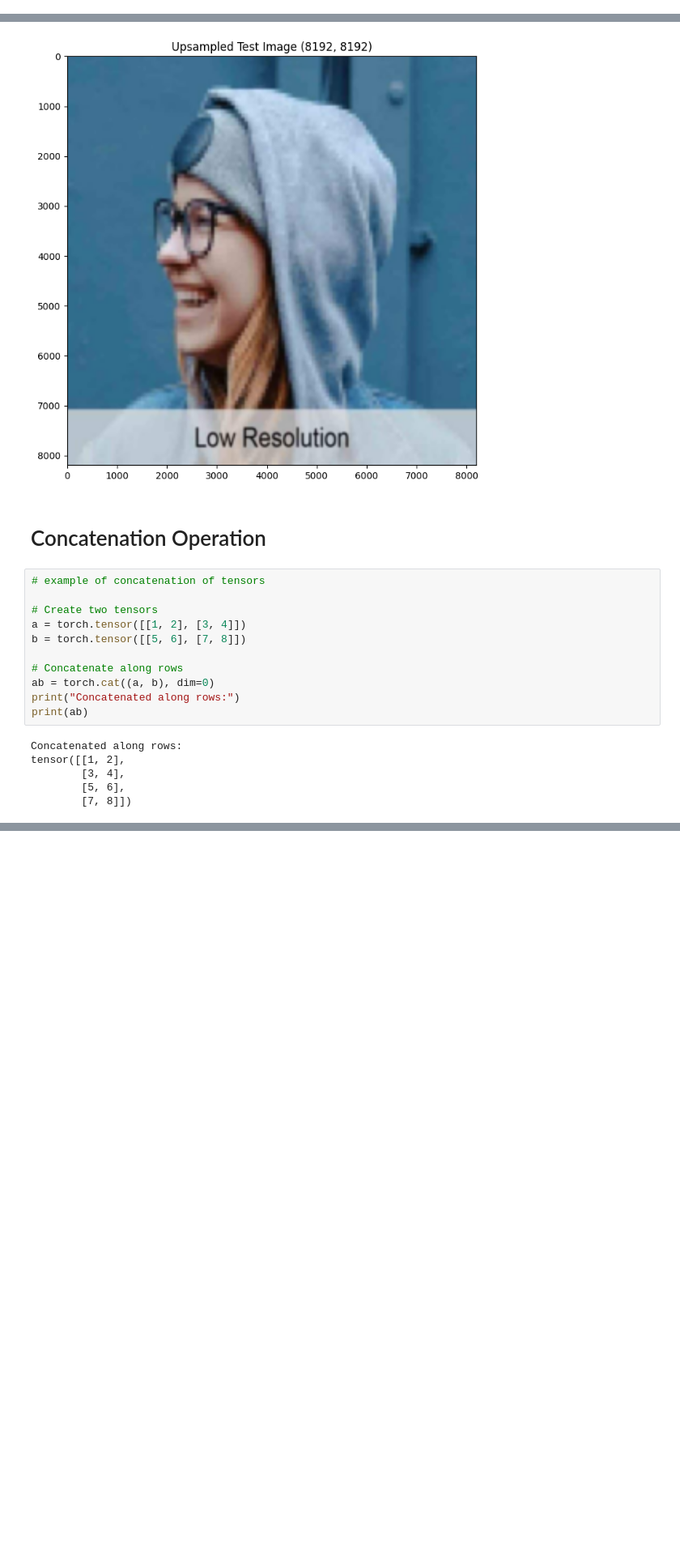
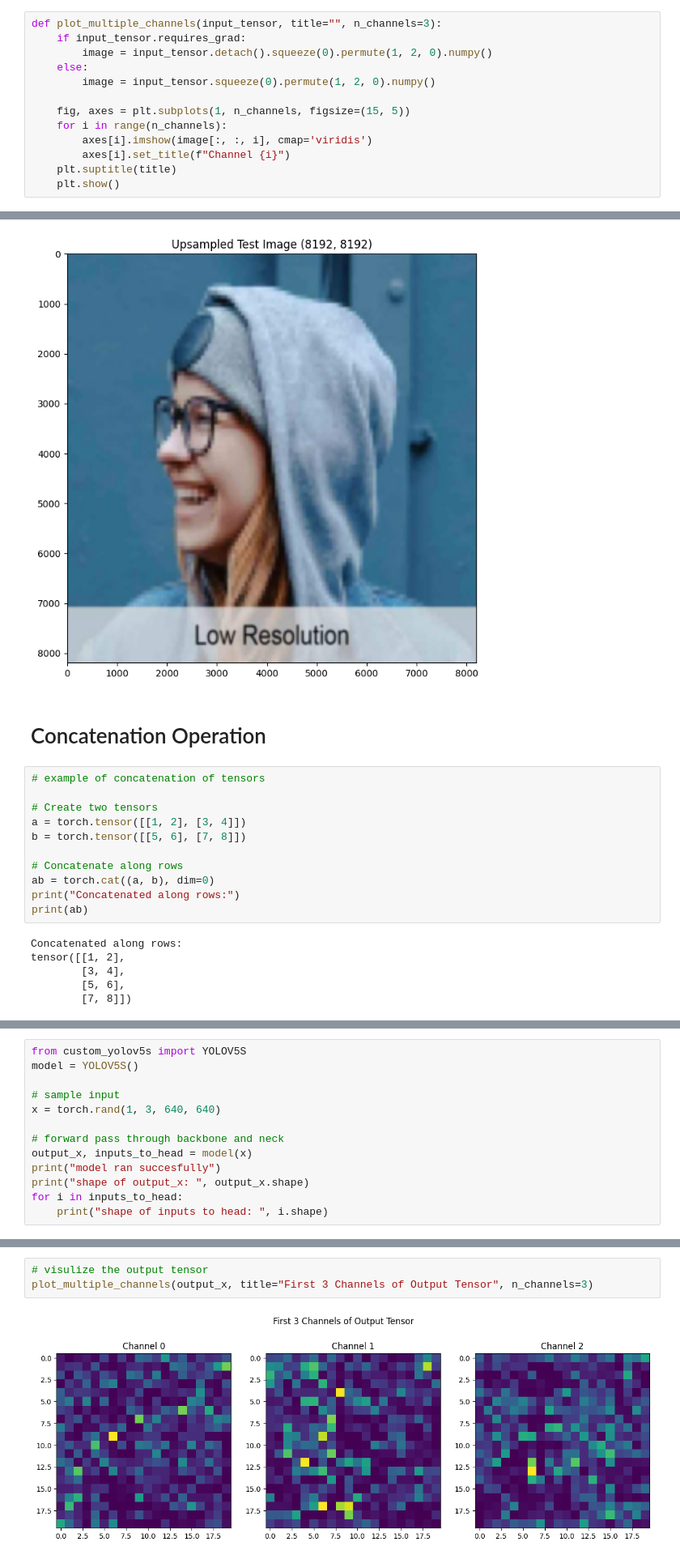
Before and after one commit to kruthi-sb/yolov5_from_scratch, a Jupyter notebook: experiment.ipynb, the cells around one changed output, grey strips where cells are left out. Shown at 81% size. Drawn from its saved outputs; the diff is of its cells as text; blank space fills up the shorter version.

Commit message:
tested implementation succesfully till neck

```diff
--- a/experiment.ipynb
+++ b/experiment.ipynb
@@ -46,6 +52,19 @@ def plot_tensor(input_tensor, title="", grid=True, sample_image=False):
         plt.yticks(np.arange(-0.5, image.shape[0], 1))
     plt.title(f"{title} {image.shape[:2]}")
     plt.show()
+# %%
+def plot_multiple_channels(input_tensor, title="", n_channels=3):
+    if input_tensor.requires_grad:
+        image = input_tensor.detach().squeeze(0).permute(1, 2, 0).numpy()
+    else:
+        image = input_tensor.squeeze(0).permute(1, 2, 0).numpy()
+
+    fig, axes = plt.subplots(1, n_channels, figsize=(15, 5))
+    for i in range(n_channels):
+        axes[i].imshow(image[:, :, i], cmap='viridis')
+        axes[i].set_title(f"Channel {i}")
+    plt.suptitle(title)
+    plt.show()
 # %% [markdown]
 # test patterns
 # %%
@@ -206,0 +228,13 @@ tensor([[1, 2],
+# %%
+from custom_yolov5s import YOLOV5S
+model = YOLOV5S()
+
+# sample input
+x = torch.rand(1, 3, 640, 640)
+
+# forward pass through backbone and neck
+output_x, inputs_to_head = model(x)
+print("model ran succesfully")
+print("shape of output_x: ", output_x.shape)
+for i in inputs_to_head:
+    print("shape of inputs to head: ", i.shape)
@@ -206,0 +267,5 @@ tensor([[1, 2],
+# %%
+# visulize the output tensor
+plot_multiple_channels(output_x, title="First 3 Channels of Output Tensor", n_channels=3)
+# %% [output]
+[figure, added]
```
Also changed, not shown: parts of 6 cells of this notebook, 1 other file.
